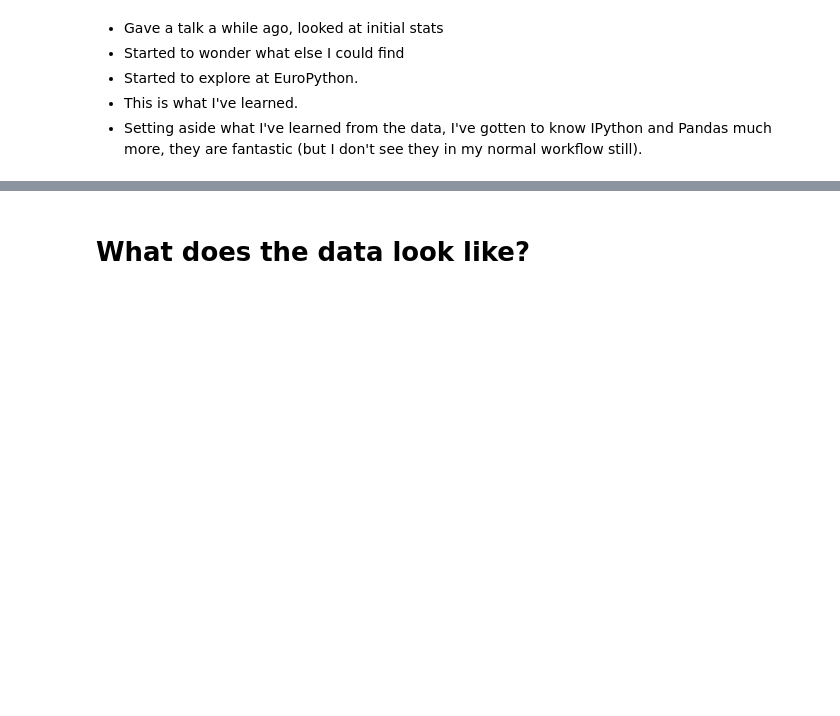
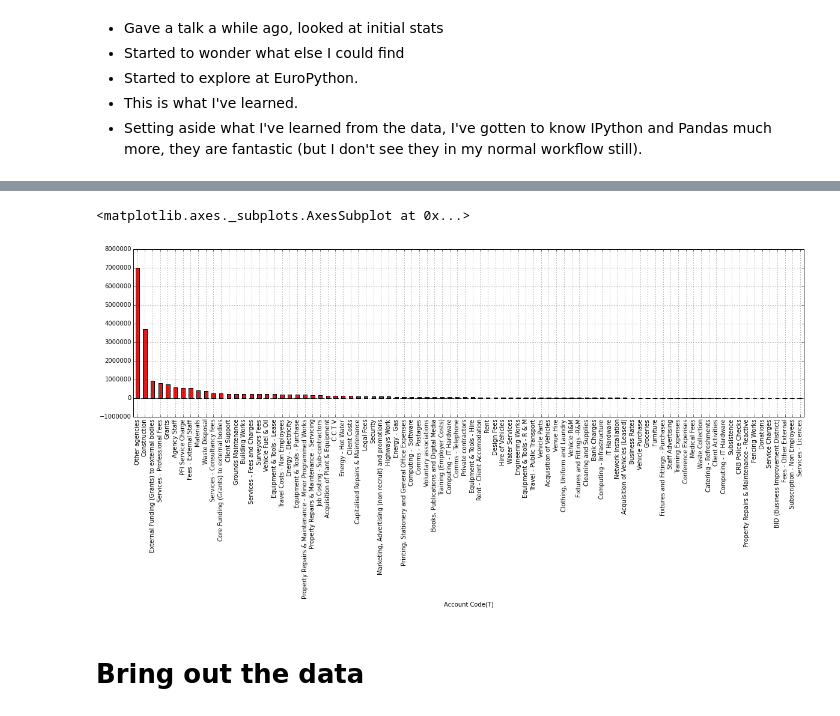
Before and after one commit to d0ugal/metareview, a Jupyter notebook: presentation.ipynb, the cells around one changed output, grey strips where cells are left out. Drawn from its saved outputs; the diff is of its cells as text; code cells hidden in the pictures; blank space fills up the shorter version.

```diff
--- a/presentation.ipynb
+++ b/presentation.ipynb
@@ -95,0 +102,2 @@ You don't really need to know this, but the point here is that this data could b
+# %%
+coventry_spending = pd.read_csv("coventry_spend_over_500-august_2014", thousands=',')
@@ -95,0 +113,5 @@ You don't really need to know this, but the point here is that this data could b
+# %%
+by_account_code = coventry_spending.groupby('Account Code(T)')
+totals = by_account_code['Amount'].aggregate(np.sum)
+totals.sort('sum', ascending=False)
+totals.head()
@@ -96,2 +126,7 @@ You don't really need to know this, but the point here is that this data could b
+# %%
+totals.plot(kind='bar')
+# %% [output]
+<matplotlib.axes._subplots.AxesSubplot at 0x...>
+[figure, added]
 # %% [markdown]
-# What does the data look like?
+# Bring out the data
```
Also changed, not shown: parts of 61 cells of this notebook, 7 other files.
